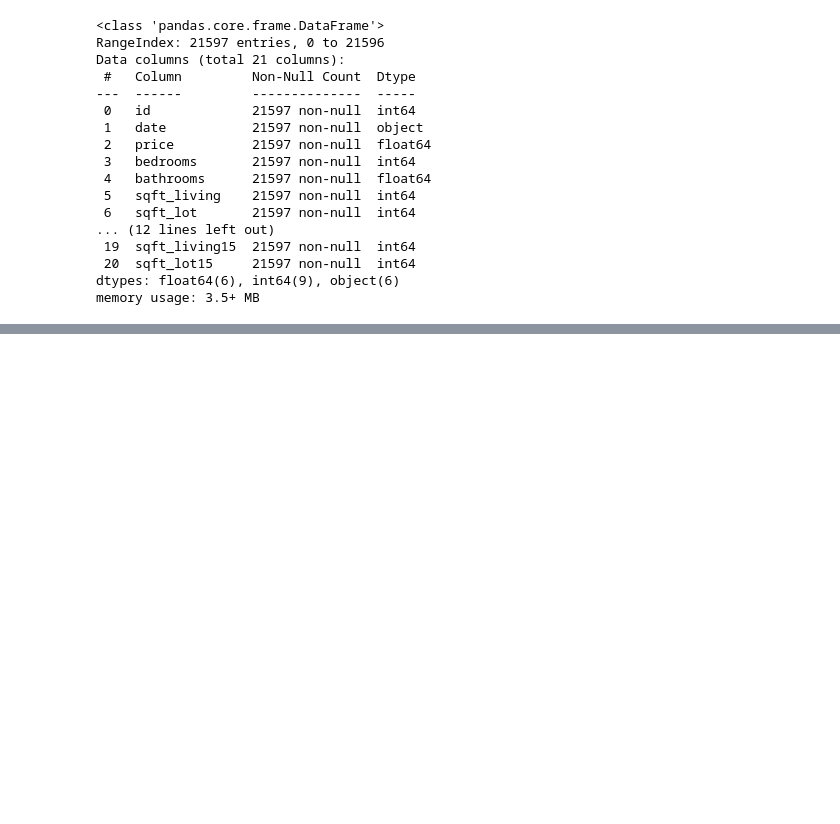
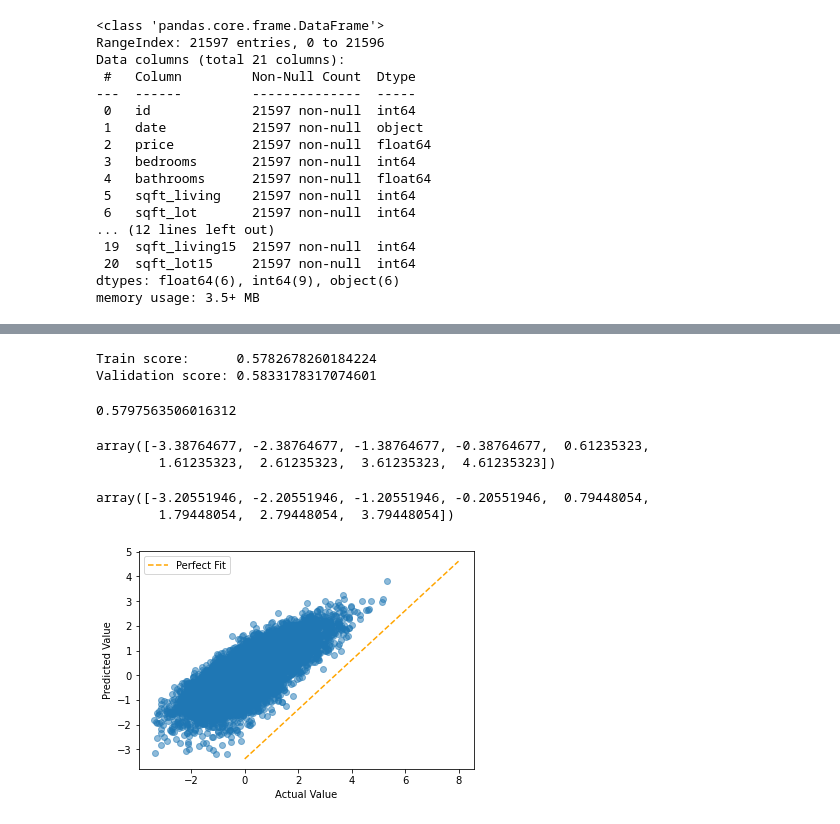
Before and after one commit to nonlocal-lia/King-County-Housing-Analysis, a Jupyter notebook: eda_notebook.ipynb, the cells around one changed output, grey strips where cells are left out. Cells and saved outputs as stored; diff of their text form; code cells hidden in the pictures; blank space fills up the shorter version.

```diff
--- a/eda_notebook.ipynb
+++ b/eda_notebook.ipynb
@@ -306,0 +362,2 @@ sns.barplot(x=floors.index, y=floors['price'])
+# %%
+normalized = dp.log_normalize(clean, nonbool_columns, plus_1 = True)
@@ -306,0 +373,4 @@ sns.barplot(x=floors.index, y=floors['price'])
+# %%
+bool_df = clean.drop(columns=nonbool_columns)
+normalized = pd.concat([normalized, bool_df], axis =1)
+normalized.head()
@@ -306,0 +384,19 @@ sns.barplot(x=floors.index, y=floors['price'])
+# %%
+norm_model = LinearRegression()
+X_train = normalized.drop(columns='price')
+y_train = normalized['price']
+normalized_model = LinearRegression()
+norm_val = dp.cross_val(norm_model, X_train, y_train, splits=10, test_size=0.25, random_state=0)
+# %% [output]
+Train score:      0.5782678260184224
+Validation score: 0.5833178317074601
+# %%
+norm_model.fit(X_train, y_train)
+norm_model.score(X_train, y_train)
+# %% [output]
+0.5797563506016312
+# %%
+np.arange(y_train.min(), y_train.max())
+# %% [output]
+array([-3.38764677, -2.38764677, -1.38764677, -0.38764677,  0.61235323,
+        1.61235323,  2.61235323,  3.61235323,  4.61235323])
@@ -306,0 +405,9 @@ sns.barplot(x=floors.index, y=floors['price'])
+# %%
+np.arange(preds.min(), preds.max())
+# %% [output]
+array([-3.20551946, -2.20551946, -1.20551946, -0.20551946,  0.79448054,
+        1.79448054,  2.79448054,  3.79448054])
+# %%
+viz.linearity_graph(norm_model, X_train, y_train)
+# %% [output]
+[figure, added]
```
Also changed, not shown: parts of 89 cells of this notebook, 2 other files.
